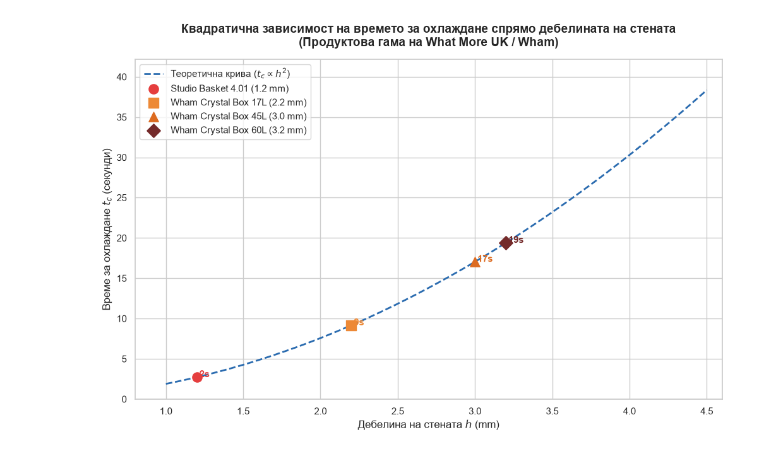
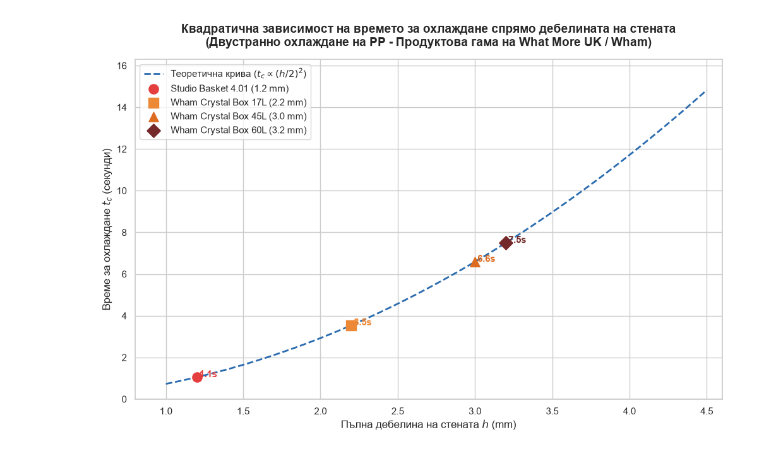
Before and after one commit to KamenKadiyski/WhamMath, a Jupyter notebook: modul2.ipynb, the cells around one changed output. Cells and saved outputs as stored; diff of their text form; code cells hidden in the pictures.

```diff
--- a/modul2.ipynb
+++ b/modul2.ipynb
@@ -110,53 +138,51 @@ plt.show()
 # %%
-import matplotlib.pyplot as plt
-import seaborn as sns
-import numpy as np
-
-# 1. Задаване на стил на графиката
+# Задаване на стил на графиката
 sns.set_theme(style="whitegrid")
 plt.figure(figsize=(12, 7))
 
-# 2. Дефиниране на математическата функция за охлаждане (Закон на Фурие)
-# Използвам фиксирани средни температури за Полипропилен (PP)
-T_m = 230  # Температура на стопилката (°C)
-T_w = 30   # Температура на матрицата (°C)
-T_e = 85   # Температура на изваждане (°C)
+# Дефиниране на математическата функция за охлаждане (Закон на Фурие)
+# Уеднаквени стойности за ПОЛИПРОПИЛЕН (PP) от предната клетка
+T_m = 235.0  # Температура на стопилката (°C)
+T_w = 25.0   # Температура на матрицата (°C)
+T_e = 50.0   # Температура на изваждане (°C)
 alpha = 0.082  # Термична дифузия (mm²/s)
 
 # Изчисляване на термодинамичната константа
 log_part = np.log((4 / np.pi) * ((T_m - T_w) / (T_e - T_w)))
 
-# Генерираме непрекъснат масив от дебелини от 1.0 mm до 4.5 mm
+# Генерираме непрекъснат масив от реални дебелини (h) от 1.0 mm до 4.5 mm
 h_line = np.linspace(1.0, 4.5, 200)
-t_cooling_line = (h_line**2 / (np.pi**2 * alpha)) * log_part
 
-# 3. Начертаване на теоретичната параболична крива
-plt.plot(h_line, t_cooling_line, color='#2b6cb0', linestyle='--', linewidth=2, label=r'Теоретична крива ($t_c \propto h^2$)')
+# Делим h_line на 2, за да получим термичния радиус s (двустранно охлаждане)
+t_cooling_line = (((h_line / 2)**2) / (np.pi**2 * alpha)) * log_part
 
-# 4. Поставяне на реални точки от гамата на Wham за контраст
-# Избираме 4 характерни продукта от твоята таблица с различни дебелини
+#  Начертаване на теоретичната параболична крива
+plt.plot(h_line, t_cooling_line, color='#2b6cb0', linestyle='--', linewidth=2, label=r'Теоретична крива ($t_c \propto (h/2)^2$)')
+
+# Поставяне на реални точки от гамата на Wham за контраст
+
 wham_examples = {
-    "Studio Basket 4.01": (1.2, (1.2**2 / (np.pi**2 * alpha)) * log_part, '#e53e3e', 'o'),
-    "Wham Crystal Box 17L": (2.2, (2.2**2 / (np.pi**2 * alpha)) * log_part, '#ed8936', 's'),
-    "Wham Crystal Box 45L": (3.0, (3.0**2 / (np.pi**2 * alpha)) * log_part, '#dd6b20', '^'),
-    "Wham Crystal Box 60L": (3.2, (3.2**2 / (np.pi**2 * alpha)) * log_part, '#742a2a', 'D')
+    "Studio Basket 4.01": (1.2, (((1.2 / 2)**2) / (np.pi**2 * alpha)) * log_part, '#e53e3e', 'o'),
+    "Wham Crystal Box 17L": (2.2, (((2.2 / 2)**2) / (np.pi**2 * alpha)) * log_part, '#ed8936', 's'),
+    "Wham Crystal Box 45L": (3.0, (((3.0 / 2)**2) / (np.pi**2 * alpha)) * log_part, '#dd6b20', '^'),
+    "Wham Crystal Box 60L": (3.2, (((3.2 / 2)**2) / (np.pi**2 * alpha)) * log_part, '#742a2a', 'D')
 }
 
 # Поставяме точките върху графиката
 for name, (h_val, t_val, color, marker) in wham_examples.items():
     plt.scatter(h_val, t_val, color=color, s=120, marker=marker, zorder=5, label=f"{name} ({h_val} mm)")
-    # Добавяне на текстов етикет до всяка точка
-    plt.annotate(f" {int(t_val)}s", (h_val, t_val), fontsize=11, fontweight='bold', color=color)
+    # Добавяне на текстов етикет до всяка точка (закръглен до първия знак след запетаята за точност)
+    plt.annotate(f" {t_val:.1f}s", (h_val, t_val), fontsize=11, fontweight='bold', color=color)
 
-# 5. Оформяне на графиката (Заглавия и оси)
-plt.title("Квадратична зависимост на времето за охлаждане спрямо дебелината на стената\n(Продуктова гама на What More UK / Wham)", fontsize=14, fontweight='bold', pad=15)
-plt.xlabel("Дебелина на стената $h$ (mm)", fontsize=12)
+# Оформяне на графиката (Заглавия и оси)
+plt.title("Квадратична зависимост на времето за охлаждане спрямо дебелината на стената\n(Двустранно охлаждане на PP - Продуктова гама на What More UK / Wham)", fontsize=14, fontweight='bold', pad=15)
+plt.xlabel("Пълна дебелина на стената $h$ (mm)", fontsize=12)
 plt.ylabel("Време за охлаждане $t_c$ (секунди)", fontsize=12)
 plt.xlim(0.8, 4.6)
 plt.ylim(0, max(t_cooling_line) * 1.1)
 plt.legend(loc="upper left", fontsize=11)
 
-# Показване на графиката в Jupyter
+# Показване на графиката
 plt.show()
 # %% [output]
-[figure, old version]
+[figure, new version]
```
Also changed, not shown: parts of 7 cells of this notebook, 2 other files.
